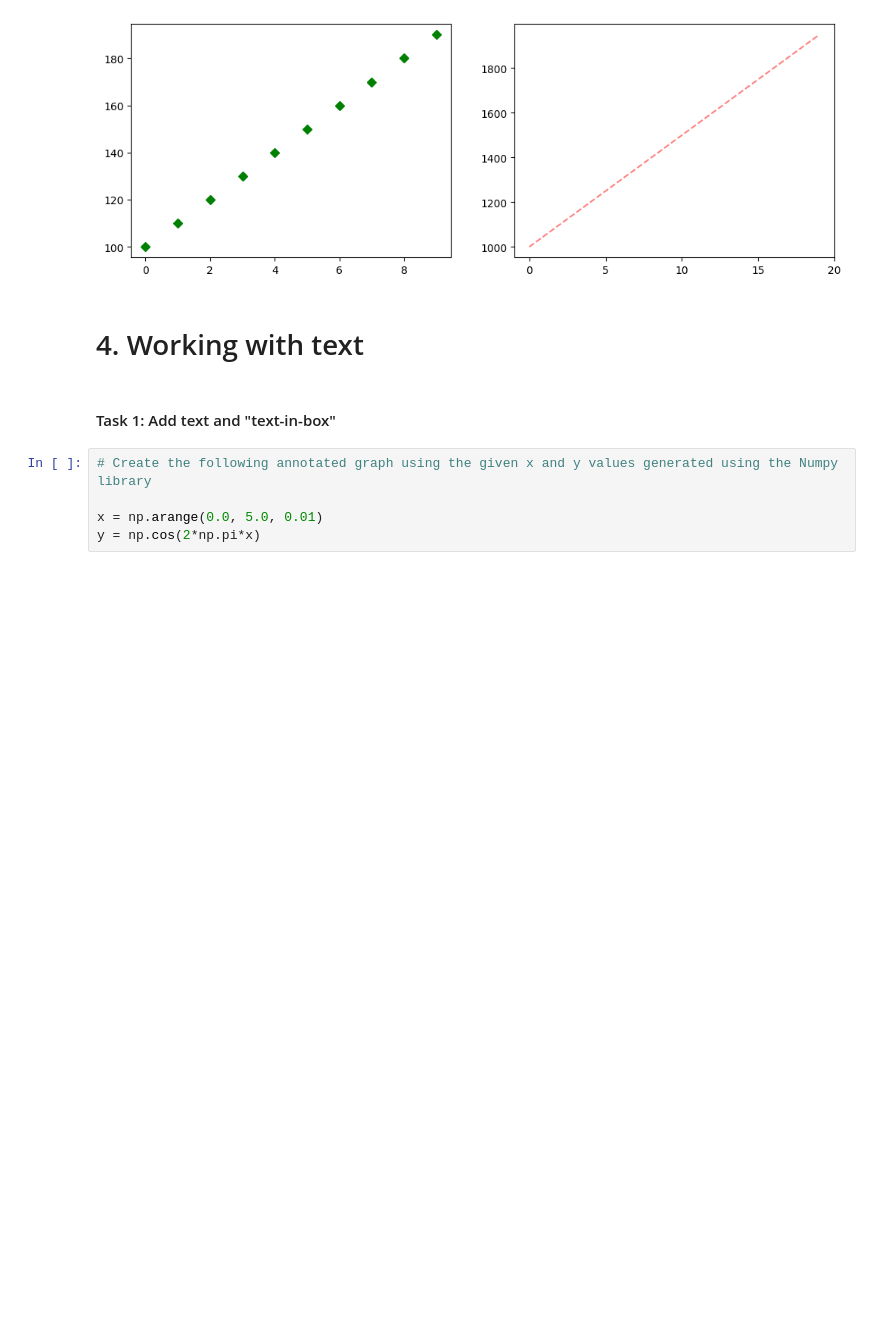
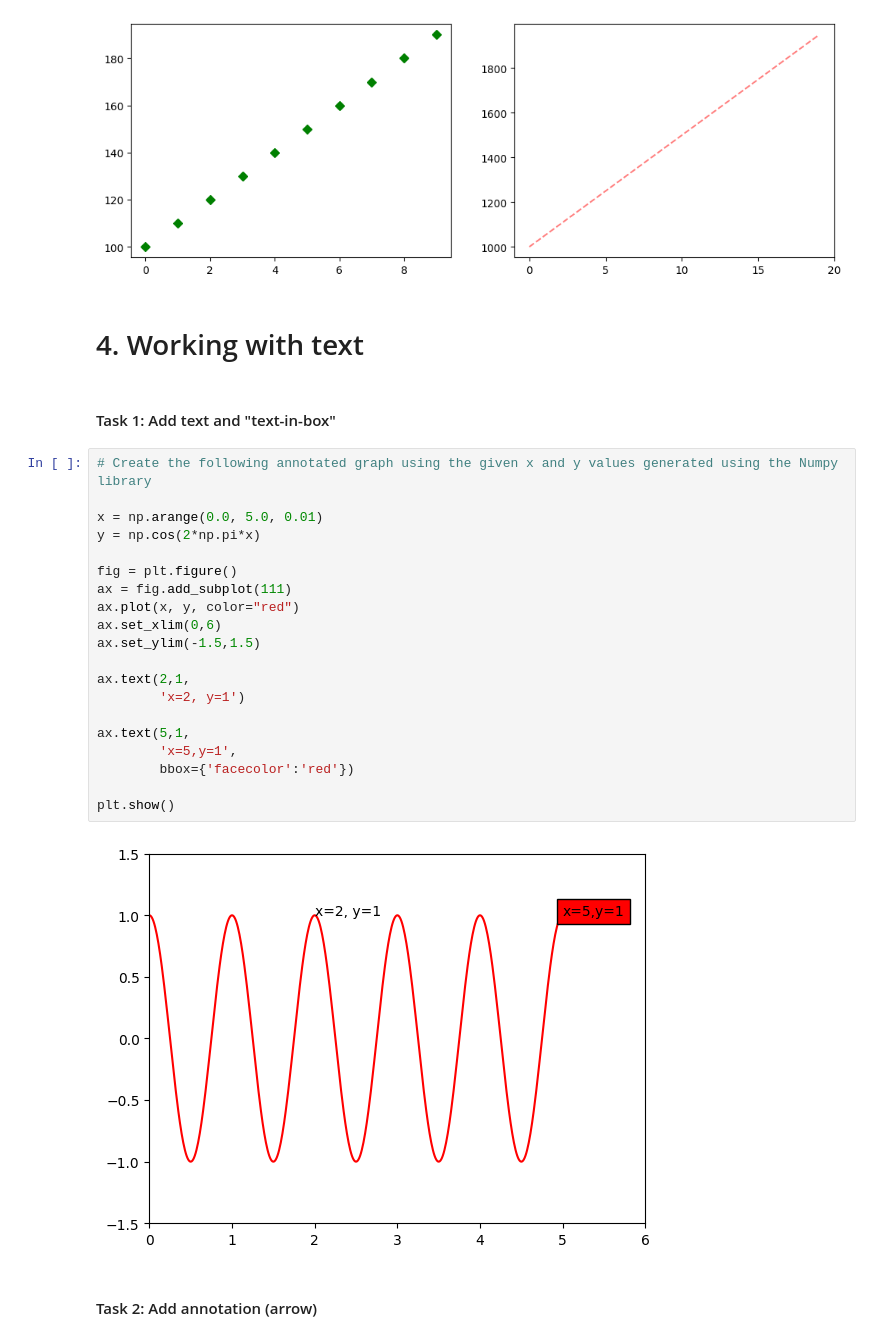
Before and after one commit to iyliahutta/Intro-to-Programming-for-DS, a Jupyter notebook: Lab 3/Lab 3.ipynb, the cells around one changed output. Drawn from its saved outputs; the diff is of its cells as text; blank space fills up the shorter version.

Commit message:
lab 3 - complete part 4 task 1

```diff
--- a/Lab 3/Lab 3.ipynb
+++ b/Lab 3/Lab 3.ipynb
@@ -173,5 +173,24 @@ plt.show()
 # %%
 # Create the following annotated graph using the given x and y values generated using the Numpy library
 
 x = np.arange(0.0, 5.0, 0.01)
 y = np.cos(2*np.pi*x)
+
+fig = plt.figure()
+ax = fig.add_subplot(111)
+ax.plot(x, y, color="red")
+ax.set_xlim(0,6)
+ax.set_ylim(-1.5,1.5)
+
+ax.text(2,1,
+        'x=2, y=1')
+
+ax.text(5,1,
+        'x=5,y=1',
+        bbox={'facecolor':'red'})
+
+plt.show()
+# %% [output]
+[figure, added]
+# %% [markdown]
+#### Task 2: Add annotation (arrow)
```
